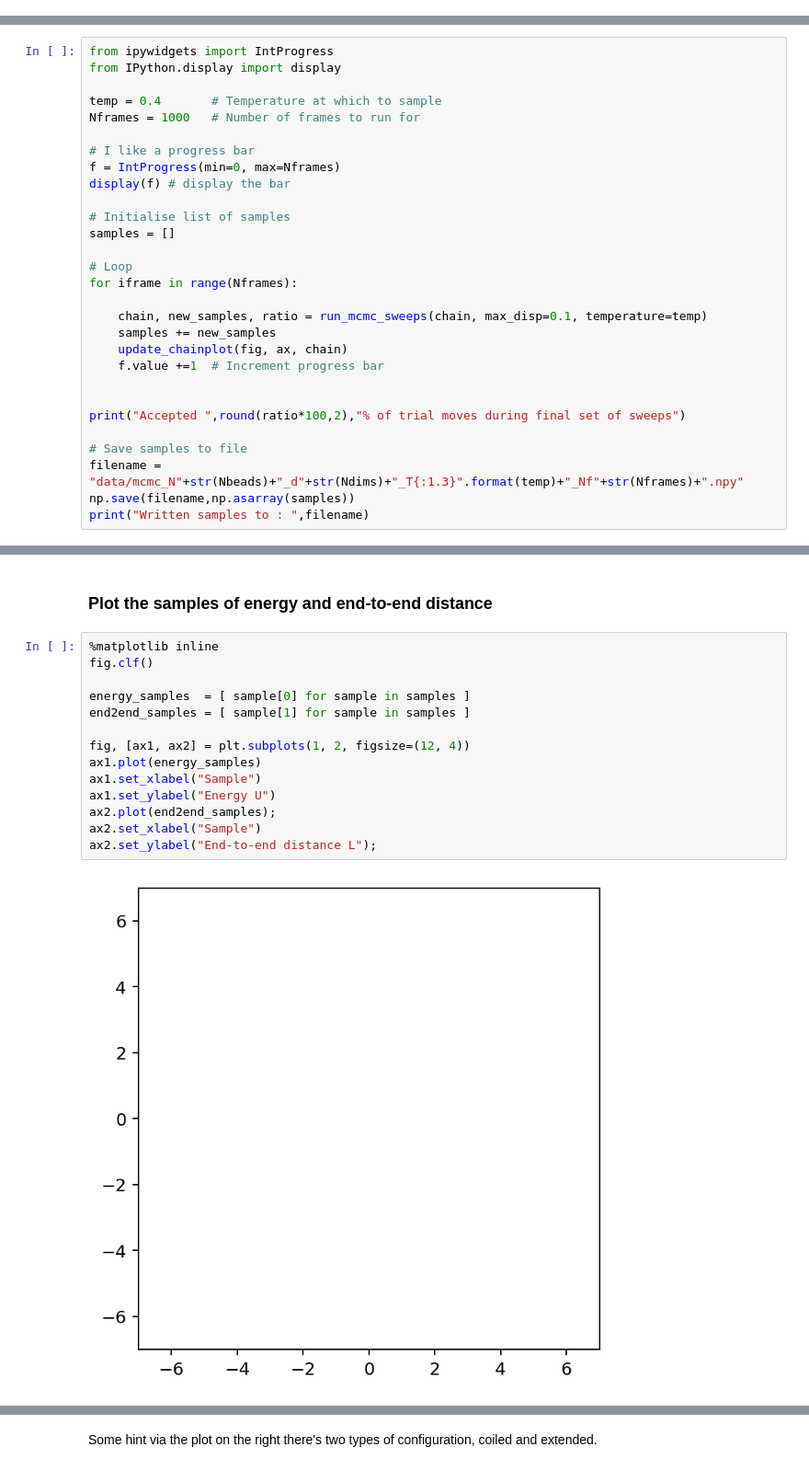
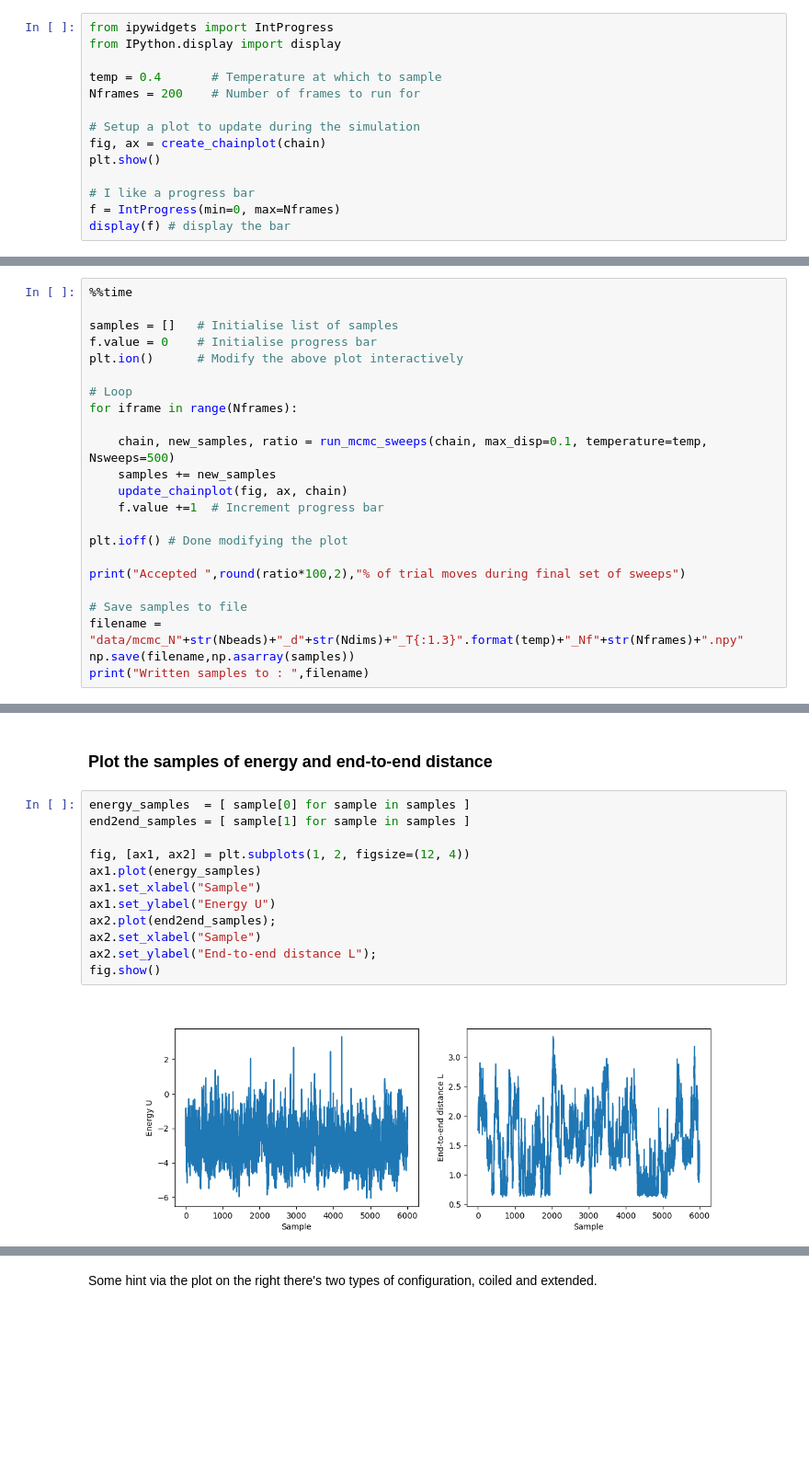
Before and after one commit to dquigley533/SamplingDemos, a Jupyter notebook: Basic_MMC.ipynb, the cells around one changed output, grey strips where cells are left out. Shown at 92% size. Drawn from its saved outputs; the diff is of its cells as text; blank space fills up the shorter version.

Commit message:
Modified for more efficient plotting and animation

```diff
--- a/Basic_MMC.ipynb
+++ b/Basic_MMC.ipynb
@@ -192,3 +189,17 @@ def run_mcmc_sweeps(chain, Nsweeps=100, max_disp=0.15, temperature=0.2, sample_i
 ### Run the above Nframes times to generate a set of samples at equilibrium
 
 Note the lowest energy hexagon like configuration(s) and extended more linear configurations.
+# %%
+from ipywidgets import IntProgress
+from IPython.display import display
+
+temp = 0.4       # Temperature at which to sample
+Nframes = 200    # Number of frames to run for
+
+# Setup a plot to update during the simulation
+fig, ax = create_chainplot(chain)
+plt.show()
+
+# I like a progress bar
+f = IntProgress(min=0, max=Nframes)
+display(f) # display the bar
@@ -195,25 +211,19 @@ Note the lowest energy hexagon like configuration(s) and extended more linear co
 # %%
-from ipywidgets import IntProgress
-from IPython.display import display
+%%time
 
-temp = 0.4       # Temperature at which to sample
-Nframes = 1000   # Number of frames to run for
-
-# I like a progress bar
-f = IntProgress(min=0, max=Nframes)
-display(f) # display the bar
-
-# Initialise list of samples
-samples = []
+samples = []   # Initialise list of samples
+f.value = 0    # Initialise progress bar
+plt.ion()      # Modify the above plot interactively
 
 # Loop
 for iframe in range(Nframes):
 
-    chain, new_samples, ratio = run_mcmc_sweeps(chain, max_disp=0.1, temperature=temp)
+    chain, new_samples, ratio = run_mcmc_sweeps(chain, max_disp=0.1, temperature=temp, Nsweeps=500)
     samples += new_samples
     update_chainplot(fig, ax, chain)
     f.value +=1  # Increment progress bar
 
+plt.ioff() # Done modifying the plot
 
 print("Accepted ",round(ratio*100,2),"% of trial moves during final set of sweeps")
 
@@ -228,18 +239,16 @@ Written samples to :  data/mcmc_N7_d2_T0.4_Nf1000.npy
 # %% [markdown]
 ### Plot the samples of energy and end-to-end distance
 # %%
-%matplotlib inline
-fig.clf()
-
 energy_samples  = [ sample[0] for sample in samples ]
 end2end_samples = [ sample[1] for sample in samples ]
 
 fig, [ax1, ax2] = plt.subplots(1, 2, figsize=(12, 4))
 ax1.plot(energy_samples)
 ax1.set_xlabel("Sample")
 ax1.set_ylabel("Energy U")
 ax2.plot(end2end_samples);
 ax2.set_xlabel("Sample")
 ax2.set_ylabel("End-to-end distance L");
+fig.show()
 # %% [output]
-[figure, old version]
+[figure, new version]
```
Also changed, not shown: parts of 9 cells of this notebook.
